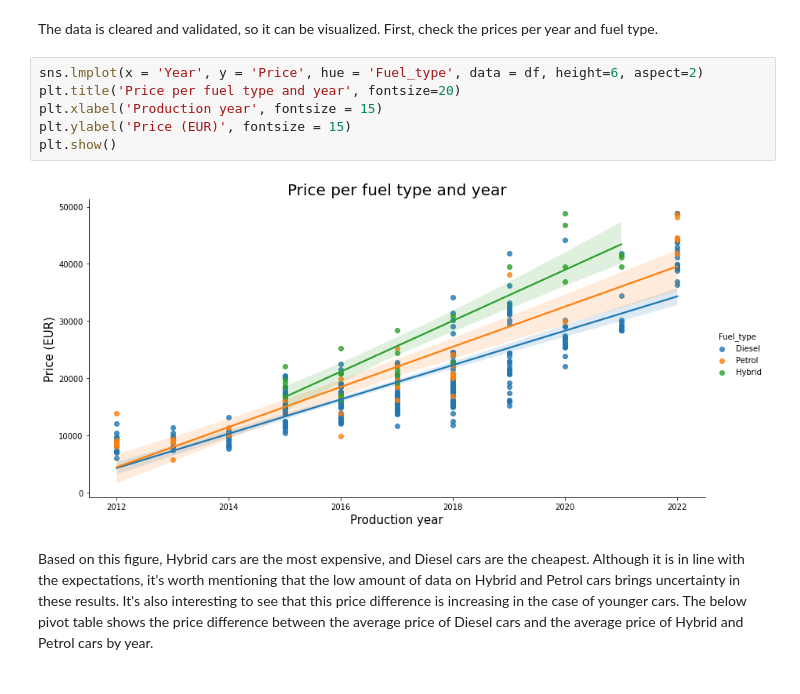
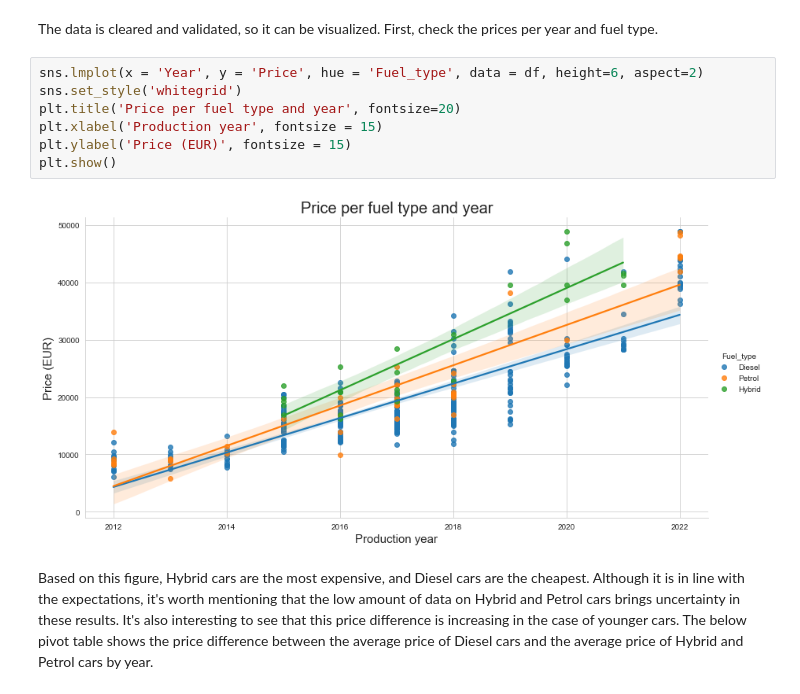
Before and after one commit to andrasbenei/used_car_price_tracker, a Jupyter notebook: analyze.ipynb, the cells around one changed output. Drawn from its saved outputs; the diff is of its cells as text.

```diff
--- a/analyze.ipynb
+++ b/analyze.ipynb
@@ -169,12 +169,13 @@ df['Mileage_bracket(KM)'] = df['Mileage(KM)'] // 10000 * 10000
 The data is cleared and validated, so it can be visualized. First, check the prices per year and fuel type.
 # %%
 sns.lmplot(x = 'Year', y = 'Price', hue = 'Fuel_type', data = df, height=6, aspect=2)
+sns.set_style('whitegrid')
 plt.title('Price per fuel type and year', fontsize=20)
 plt.xlabel('Production year', fontsize = 15)
 plt.ylabel('Price (EUR)', fontsize = 15)
 plt.show()
 # %% [output]
-[figure, old version]
+[figure, new version]
 # %% [markdown]
 Based on this figure, Hybrid cars are the most expensive, and Diesel cars are the cheapest. Although it is in line with the expectations, it's worth mentioning that the low amount of data on Hybrid and Petrol cars brings uncertainty in these results. It's also interesting to see that this price difference is increasing in the case of younger cars. The below pivot table shows the price difference between the average price of Diesel cars and the average price of Hybrid and Petrol cars by year.
 # %%
```
Also changed, not shown: parts of 20 cells of this notebook.
